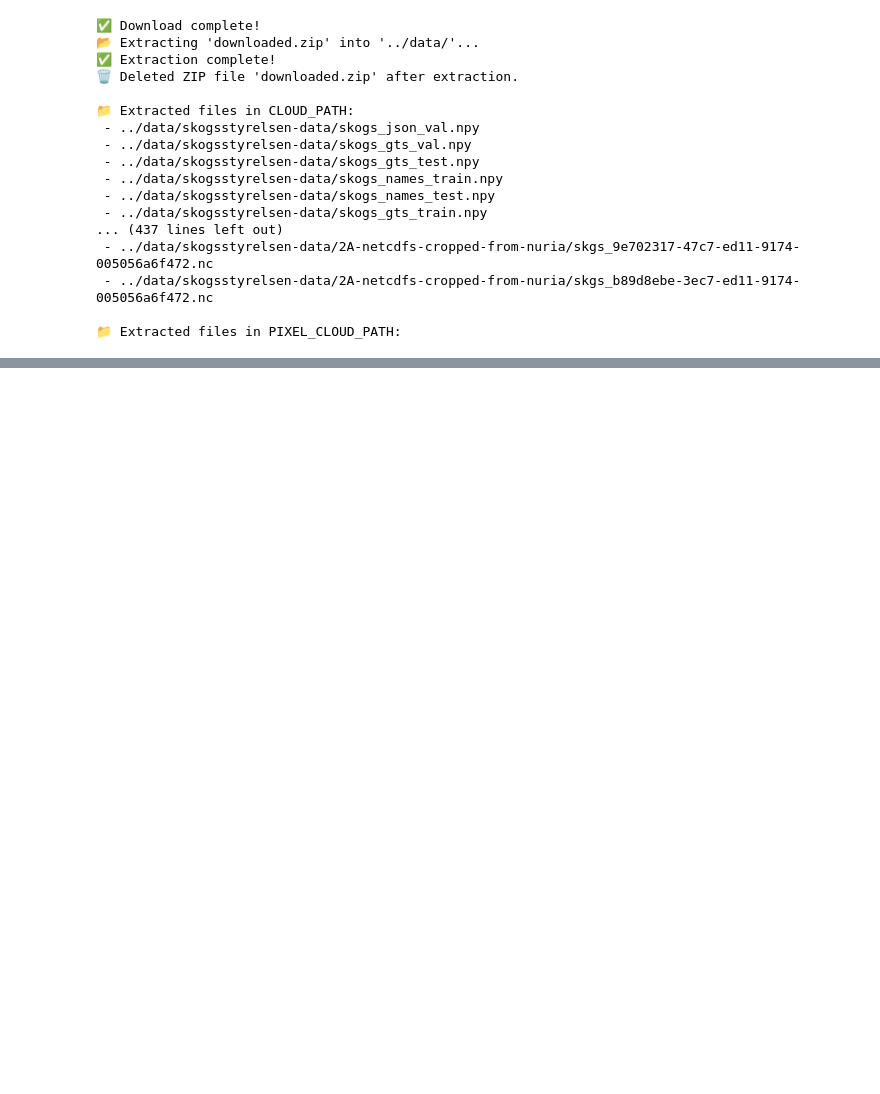
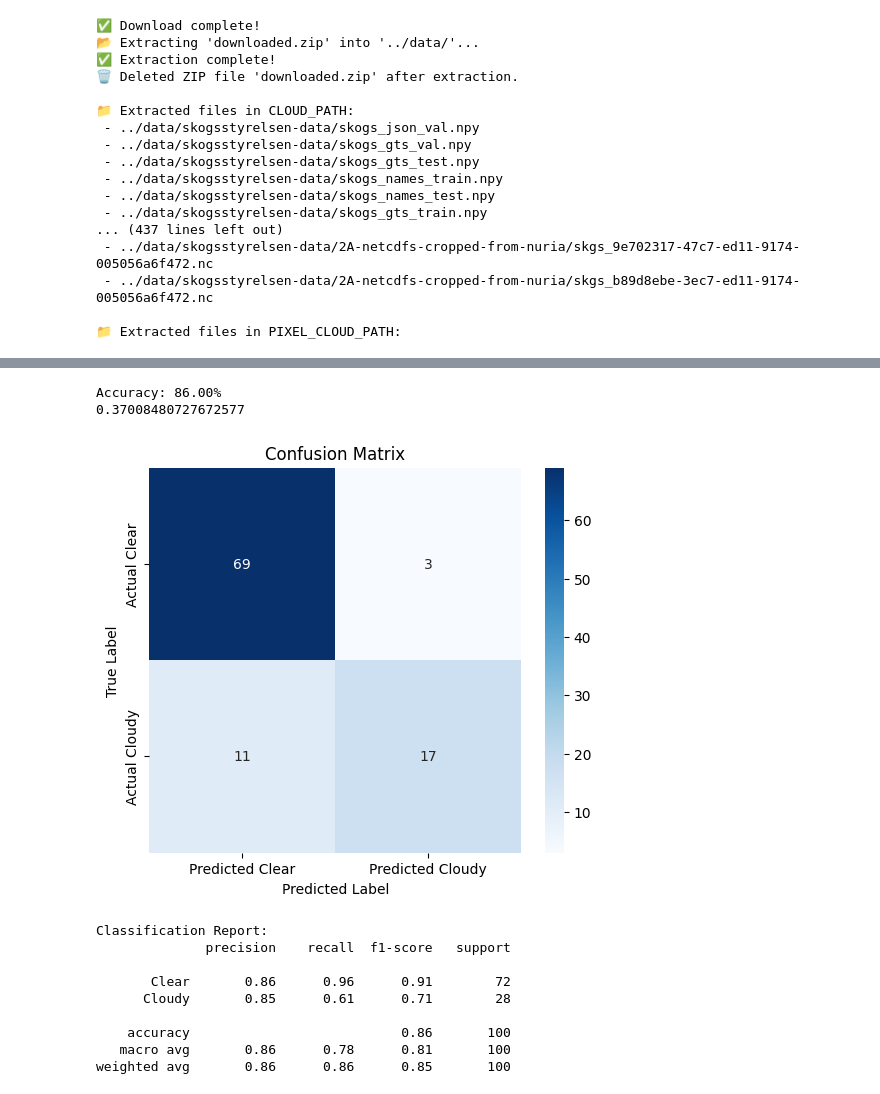
Before and after one commit to irregularBismuth/d7046e_project, a Jupyter notebook: notebooks/ann_1.ipynb, the cells around one changed output, grey strips where cells are left out. Saved outputs shown, nothing was run; the diff lists cells and outputs as text; code cells hidden in the pictures; blank space fills up the shorter version.

Commit message:
classification working probably

```diff
--- a/notebooks/ann_1.ipynb
+++ b/notebooks/ann_1.ipynb
@@ -170,8 +134,0 @@ class SkogsDataset(Dataset):
-# %%
-train_dataset = SkogsDataset("train", use_nc=True)
-train_loader = torch.utils.data.DataLoader(train_dataset, batch_size=32, shuffle=True)
-
-batch = next(iter(train_loader))
-print("Feature Shape:", batch["feature"].shape)
-print("Label Shape:", batch["label"].shape)
-print("Image Shape:", batch["additional"].shape)
@@ -219,0 +253,4 @@ def validaton_set(epochs):
+# %%
+model = CNN_CloudClassifier().to(DEVICE)
+
+train_losses, val_losses = train_model(model, train_loader, val_loader, epochs=25)
@@ -219,0 +275,47 @@ def validaton_set(epochs):
+# %%
+print(evaluate_model(model, test_loader))
+
+from sklearn.metrics import confusion_matrix, classification_report
+import seaborn as sns
+import matplotlib.pyplot as plt
+import numpy as np
+
+true_labels = []
+predicted_labels = []
+
+model.eval()
+with torch.no_grad():
+    for batch in test_loader:
+        images = batch["image"].to(DEVICE)
+        labels = batch["label"].cpu().numpy()
+        outputs = model(images)
+        predicted = (outputs.cpu().numpy() > 0.5).astype(int)
+        true_labels.extend(labels)
+        predicted_labels.extend(predicted)
+
+conf_matrix = confusion_matrix(true_labels, predicted_labels)
+
+plt.figure(figsize=(6, 5))
+sns.heatmap(conf_matrix, annot=True, cmap='Blues', fmt='g',
+            xticklabels=['Predicted Clear', 'Predicted Cloudy'],
+            yticklabels=['Actual Clear', 'Actual Cloudy'])
+plt.xlabel('Predicted Label')
+plt.ylabel('True Label')
+plt.title('Confusion Matrix')
+plt.show()
+
+print("Classification Report:")
+print(classification_report(true_labels, predicted_labels, target_names=['Clear', 'Cloudy']))
+# %% [output]
+Accuracy: 86.00%
+0.37008480727672577
+[figure, added]
+Classification Report:
+              precision    recall  f1-score   support
+
+       Clear       0.86      0.96      0.91        72
+      Cloudy       0.85      0.61      0.71        28
+
+    accuracy                           0.86       100
+   macro avg       0.86      0.78      0.81       100
+weighted avg       0.86      0.86      0.85       100
```
Also changed, not shown: parts of 8 cells of this notebook, 1 other file.
